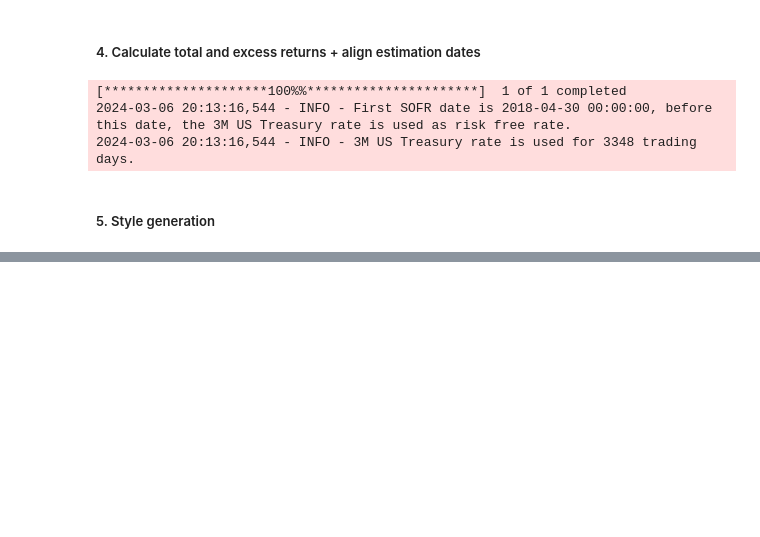
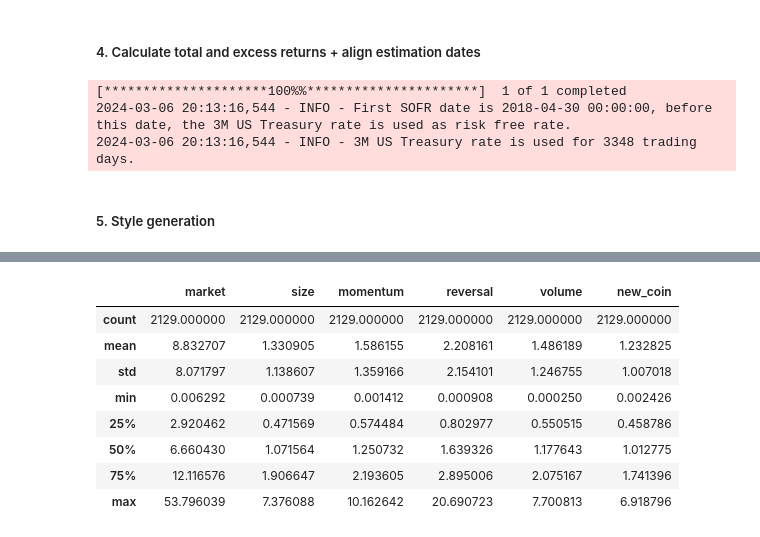
Before and after one commit to bebesi33/crypto_project, a Jupyter notebook: factor_model/scripts/main.ipynb, the cells around one changed output, grey strips where cells are left out. Cells and saved outputs as stored; diff of their text form; code cells hidden in the pictures; blank space fills up the shorter version.

```diff
--- a/factor_model/scripts/main.ipynb
+++ b/factor_model/scripts/main.ipynb
@@ -343,5 +345,20 @@ Problematic VIF ratios (VIF higher than 5)
  volume : 0.0.
  new_coin : 0.0.
+# %%
+all_tstat2 = all_tstat.copy()
+for style in parameters['REGRESSORS_SET1']:
+    all_tstat2[style] = abs(all_tstat2[style])
+all_tstat2.describe()
+# %% [output]
+|  | market | size | momentum | reversal | volume | new_coin |
+| count | 2129.000000 | 2129.000000 | 2129.000000 | 2129.000000 | 2129.000000 | 2129.000000 |
+| mean | 8.832707 | 1.330905 | 1.586155 | 2.208161 | 1.486189 | 1.232825 |
+| std | 8.071797 | 1.138607 | 1.359166 | 2.154101 | 1.246755 | 1.007018 |
+| min | 0.006292 | 0.000739 | 0.001412 | 0.000908 | 0.000250 | 0.002426 |
+| 25% | 2.920462 | 0.471569 | 0.574484 | 0.802977 | 0.550515 | 0.458786 |
+| 50% | 6.660430 | 1.071564 | 1.250732 | 1.639326 | 1.177643 | 1.012775 |
+| 75% | 12.116576 | 1.906647 | 2.193605 | 2.895006 | 2.075167 | 1.741396 |
+| max | 53.796039 | 7.376088 | 10.162642 | 20.690723 | 7.700813 | 6.918796 |
 # %%
 all_model_summary.describe()
 # %% [output]
```
Also changed, not shown: parts of 9 cells of this notebook, 5 other files.
